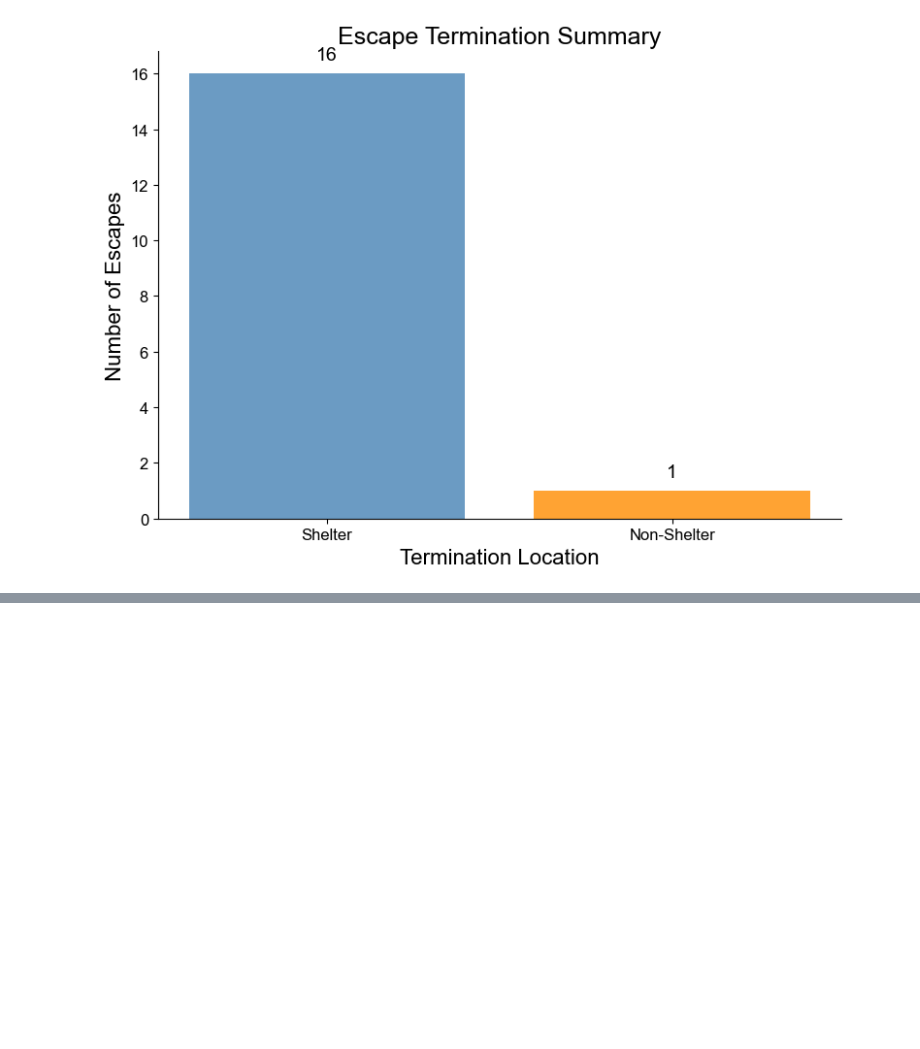
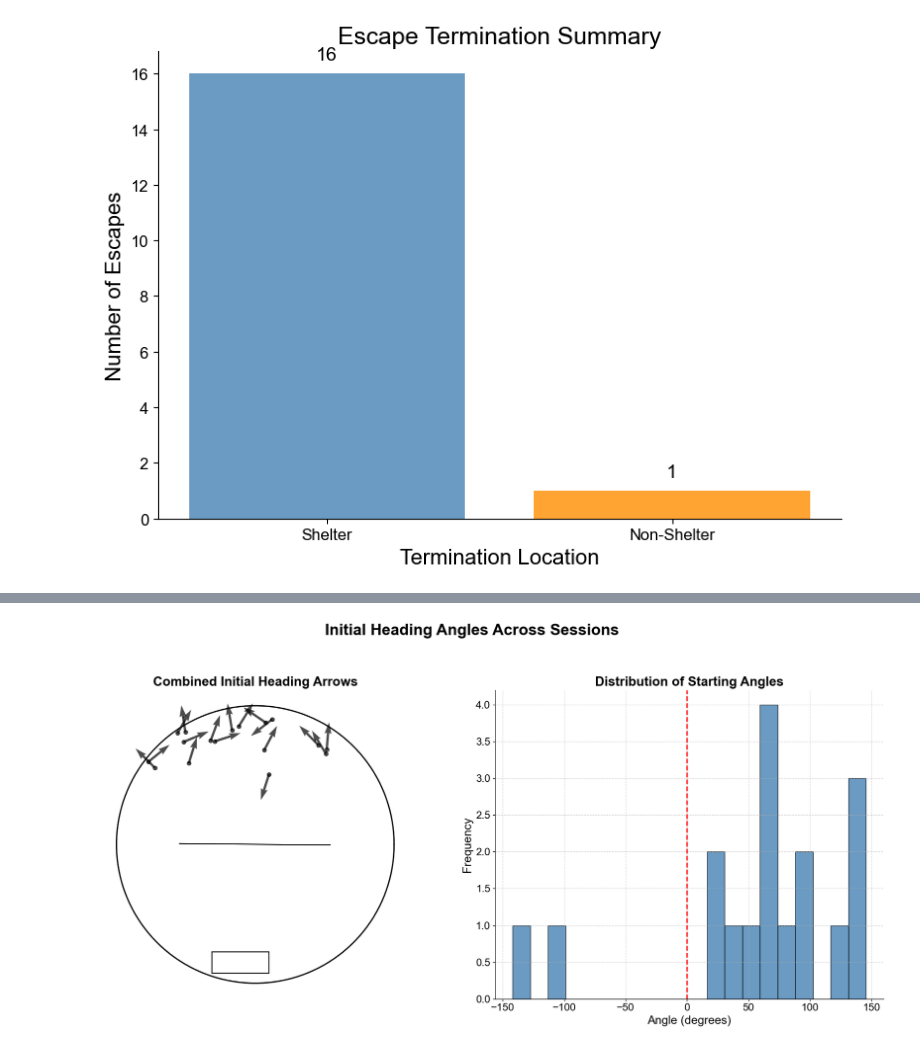
Before and after one commit to BrancoLab/JAL2_subgoal_pipeline, a Jupyter notebook: LF_thesis/two_edge_paradigm/behaviour/escapes_over_view.ipynb, the cells around one changed output, grey strips where cells are left out. Drawn from its saved outputs; the diff is of its cells as text; code cells hidden in the pictures; blank space fills up the shorter version.

```diff
--- a/LF_thesis/two_edge_paradigm/behaviour/escapes_over_view.ipynb
+++ b/LF_thesis/two_edge_paradigm/behaviour/escapes_over_view.ipynb
@@ -262,0 +367,84 @@ The PostScript backend does not support transparency; partially transparent arti
+# %%
+import matplotlib.pyplot as plt
+import numpy as np
+from behave_analysis.utils.arena_plotting import Arena
+
+def plot_combined_initial_heading_angle(sessions):
+    """
+    Combine all initial heading angles into one plot and add a histogram showing the distribution of starting angles.
+    """
+    # Configure plot parameters for publication
+    plt.rcParams.update({
+        "font.size": 18,  # Larger font size for publication
+        "font.family": "Arial",
+        "axes.labelsize": 20,
+        "axes.titlesize": 22,
+        "xtick.labelsize": 16,
+        "ytick.labelsize": 16,
+        "legend.fontsize": 16,
+    })
+
+    fig, axes = plt.subplots(1, 2, figsize=(18, 9))  # Create a 1x2 grid of subplots
+    fig.suptitle("Initial Heading Angles Across Sessions", fontsize=24, fontweight='bold')  # Add a main title
+
+    combined_angles = []  # Collect all starting angles for the histogram
+    length = 180  # Length of the arrows
+
+    # First subplot: Combined initial heading arrows
+    ax_arena = axes[0]
+    for session_title, (onsets, offsets, tracking_data, escapes) in sessions.items():
+        for onset, start_head_ori in zip(onsets, escapes.start_head_ori):
+            if np.isnan(onset):
+                continue
+
+            # Extract the starting position of the mouse
+            mouse_start = tracking_data["avg_loc"][onset - 1]
+
+            # Calculate the arrow direction based on the initial heading orientation
+            dx_start = length * np.cos(start_head_ori)
+            dy_start = length * -np.sin(start_head_ori)
+
+            # Plot the initial heading arrow
+            ax_arena.scatter(mouse_start[0], mouse_start[1], color="black", alpha=0.7)
+            ax_arena.quiver(mouse_start[0], mouse_start[1], dx_start, dy_start, angles="xy", scale_units="xy", scale=2, color="black", alpha=0.7)
+
+            # Collect the starting angle for the histogram
+            combined_angles.append(np.degrees(start_head_ori))  # Convert radians to degrees
+
+    # Add the arena outline and shelter
+    Arena(ax=ax_arena, shelter_coordinates=tracking_data["shelter_loc"], condition="barrier_present", barrier_coordinates=tracking_data["barrier_loc"])
+    ax_arena.set_title("Combined Initial Heading Arrows", fontsize=20, fontweight='bold')
+    ax_arena.set_xlabel("X Position (cm)", fontsize=18)
+    ax_arena.set_ylabel("Y Position (cm)", fontsize=18)
+    ax_arena.set_aspect("equal", adjustable="box")
+    ax_arena.grid(True, linestyle='--', alpha=0.5)
+
+    # Second subplot: Histogram of starting angles
+    ax_hist = axes[1]
+    ax_hist.hist(combined_angles, bins=20, color="steelblue", alpha=0.8, edgecolor="black")
+    ax_hist.set_title("Distribution of Starting Angles", fontsize=20, fontweight='bold')
+    ax_hist.set_xlabel("Angle (degrees)", fontsize=18)
+    ax_hist.set_ylabel("Frequency", fontsize=18)
+    ax_hist.spines["top"].set_visible(False)
+    ax_hist.spines["right"].set_visible(False)
+    ax_hist.grid(True, linestyle='--', alpha=0.5)
+
+    # Add a vertical line at 0 degrees
+    ax_hist.axvline(0, color='red', linestyle='--', linewidth=2, label='0°')
+
+    # Save the plot in high resolution
+    plt.tight_layout(rect=[0, 0, 1, 0.95])  # Adjust layout to fit the main title
+    plt.savefig(os.path.join(save_path, "combined_initial_heading_angles_publication_ready.eps"), format="eps", bbox_inches="tight", dpi=300)
+    plt.show()
+
+# Prepare session data
+sessions = {
+    "JAL1_SEQ3": (JAL1_SEQ3_escapes.escape_onset_frames, JAL1_SEQ3_escapes.escape_end_frames, JAL1_SEQ3_tracking_data, JAL1_SEQ3_escapes),
+    "JAL1_SEQ2": (JAL1_SEQ2_escapes.escape_onset_frames, JAL1_SEQ2_escapes.escape_end_frames, JAL1_SEQ2_tracking_data, JAL1_SEQ2_escapes),
+    "JAL2_SEQ2": (JAL2_SEQ2_escapes.escape_onset_frames, JAL2_SEQ2_escapes.escape_end_frames, JAL2_SEQ2_tracking_data, JAL2_SEQ2_escapes),
+    "JAL2_SEQ3": (JAL2_SEQ3_escapes.escape_onset_frames, JAL2_SEQ3_escapes.escape_end_frames, JAL2_SEQ3_tracking_data, JAL2_SEQ3_escapes),
+}
+
+# Plot combined initial heading angles and histogram
+plot_combined_initial_heading_angle(sessions)
+# %% [output]
@@ -262,0 +452 @@ The PostScript backend does not support transparency; partially transparent arti
+[figure, added]
```
Also changed, not shown: parts of 3 cells of this notebook, 27 other files.
